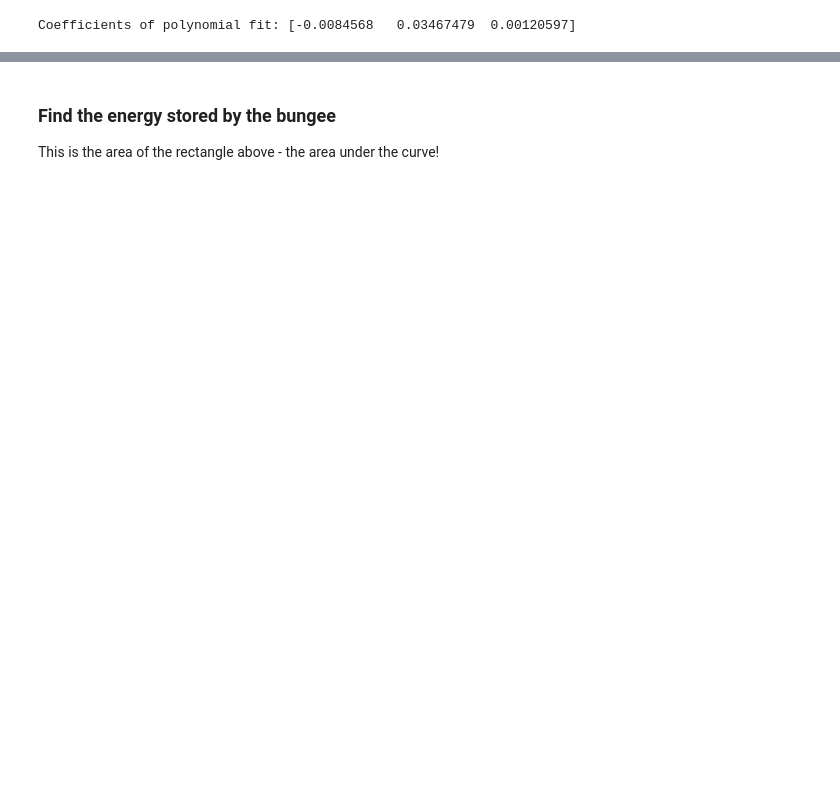
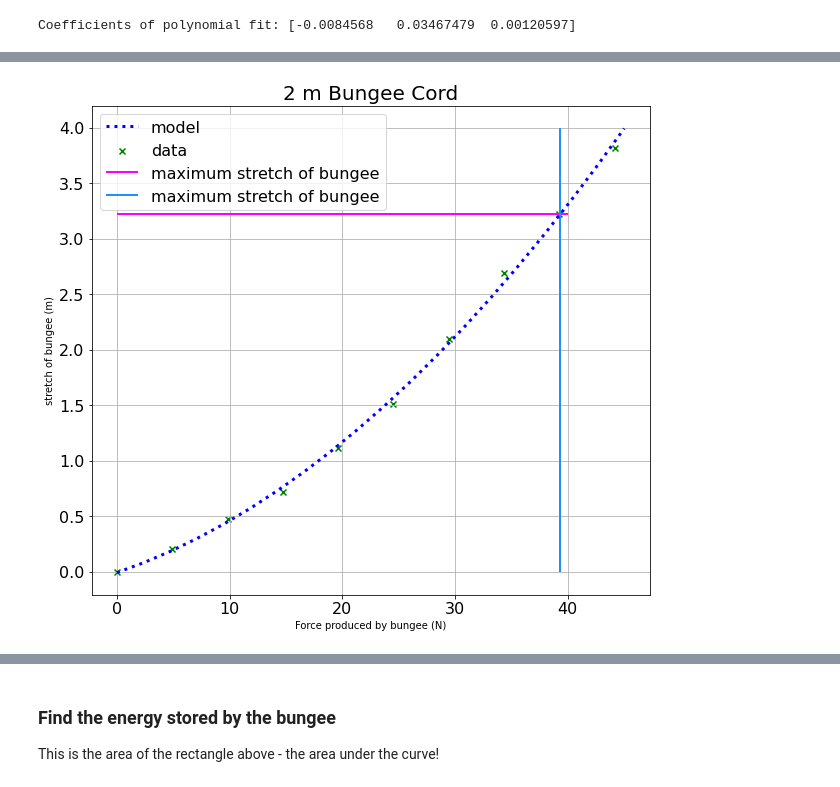
Before and after one commit to smithrockmaker/PH211, a Jupyter notebook: BungeeDropLab.ipynb, the cells around one changed output, grey strips where cells are left out. Saved outputs shown, nothing was run; the diff lists cells and outputs as text; code cells hidden in the pictures; blank space fills up the shorter version.

```diff
--- a/BungeeDropLab.ipynb
+++ b/BungeeDropLab.ipynb
@@ -246,0 +303,36 @@ The cell below finds the area below the stretch vrs force curve in the normal se
+# %%
+# maximum spring force read off of plot above
+maxForce = 39.3
+
+# replot with all the info
+fig5, ax5 = plt.subplots()
+ax5.scatter(forcedata, stretchdata,
+            marker = 'x', color = 'green',
+            label = "data")
+ax5.plot(modelforce, modelstretch,
+         color = 'blue', linestyle = ':',
+         linewidth = 3., label = "model")
+
+# plot the desired stretch (delta x) from back
+# at the begining of the notebook
+ax5.hlines(desired_stretch, 0, 40,
+         color = 'magenta', linestyle = '-',
+         linewidth = 2., label = "maximum stretch of bungee")
+
+# plot the force that defines the upper limit of integration
+ax5.vlines(maxForce, 0, 4,
+         color = 'dodgerblue', linestyle = '-',
+         linewidth = 2., label = "maximum stretch of bungee")
+
+# a way to set labels
+plt.xlabel('Force produced by bungee (N)', fontsize = 10)
+plt.ylabel('stretch of bungee (m)', fontsize = 10)
+plt.title('2 m Bungee Cord', fontsize = 20)
+
+fig5.set_size_inches(10, 9)
+ax5.grid()
+
+plt.legend(loc= 2)
+plt.show()
+# %% [output]
+[figure, added]
```
Also changed, not shown: parts of 35 cells of this notebook.
